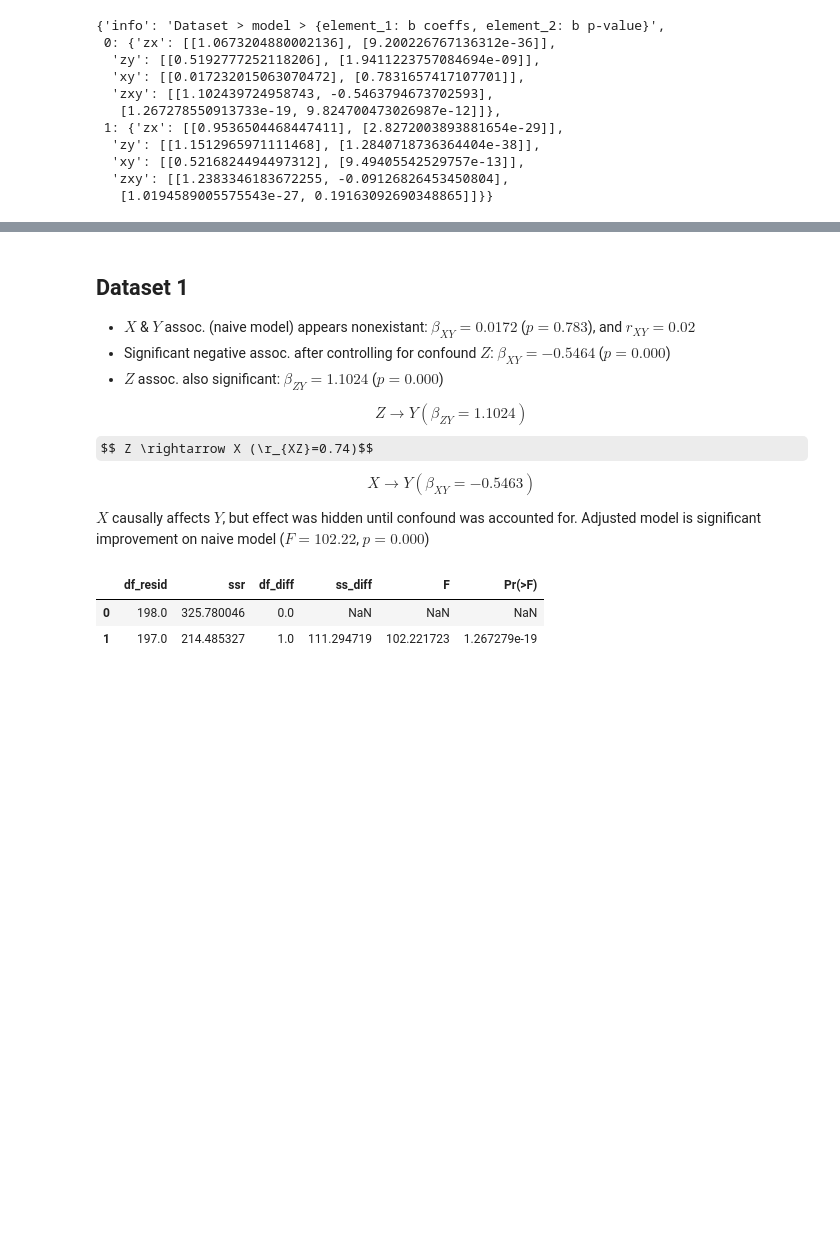
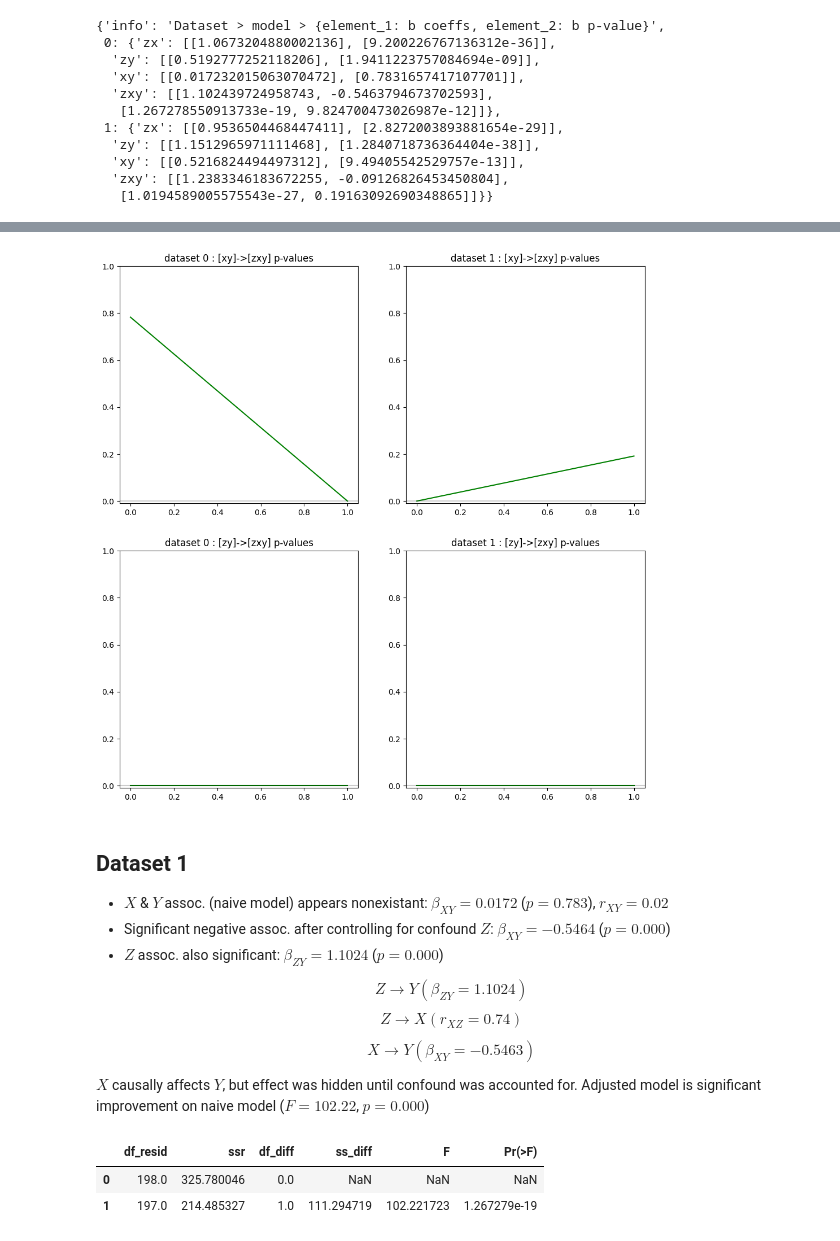
Before and after one commit to jd2504/bme_dsp_2025, a Jupyter notebook: 11_causal_inference.ipynb, the cells around one changed output, grey strips where cells are left out. Saved outputs shown, nothing was run; the diff lists cells and outputs as text; code cells hidden in the pictures; some formulas as TeX source; blank space fills up the shorter version.

```diff
--- a/11_causal_inference.ipynb
+++ b/11_causal_inference.ipynb
@@ -119,12 +185,31 @@ model_summary(0, 'zx', full=False)
+# %%
+plt.figure(figsize=(12, 12))
+
+for i in range(2):
+    plt.subplot(2,2,i+1)
+    plt.plot([0,1], [models[i]['xy'].pvalues[1], models[i]['zxy'].pvalues[2]], c='g')
+    plt.axhline(y=0, c='k', alpha=0.2)
+    plt.ylim([-0.01,1])
+    plt.title(f"dataset {i} : [xy]->[zxy] p-values")
+
+for i in range(2):
+    plt.subplot(2,2,i+3)
+    plt.plot([0,1], [models[i]['zy'].pvalues[1], models[i]['zxy'].pvalues[1]], c='g')
+    plt.axhline(y=0, c='k', alpha=0.2)
+    plt.ylim([-0.01,1])
+    plt.title(f"dataset {i} : [zy]->[zxy] p-values")
+plt.show()
+# %% [output]
+[figure, added]
 # %% [markdown]
 ## Dataset 1
 
-- $X$ & $Y$ assoc. (naive model) appears nonexistant: $\beta_{XY}=0.0172$ ($p=0.783$), and $r_{XY} = 0.02$
+- $X$ & $Y$ assoc. (naive model) appears nonexistant: $\beta_{XY}=0.0172$ ($p=0.783$), $r_{XY} = 0.02$
 - Significant negative assoc. after controlling for confound $Z$: $\beta_{XY}=-0.5464$ ($p=0.000$)
 - $Z$ assoc. also significant: $\beta_{ZY}=1.1024$ ($p=0.000$)
 
 $$Z \rightarrow Y (\beta_{ZY}=1.1024)$$
-$$ Z \rightarrow X (\r_{XZ}=0.74)$$
+$$ Z \rightarrow X (r_{XZ}=0.74)$$
 
 $$X \rightarrow Y (\beta_{XY}=-0.5463)$$
 
```
Also changed, not shown: parts of 15 cells of this notebook.
